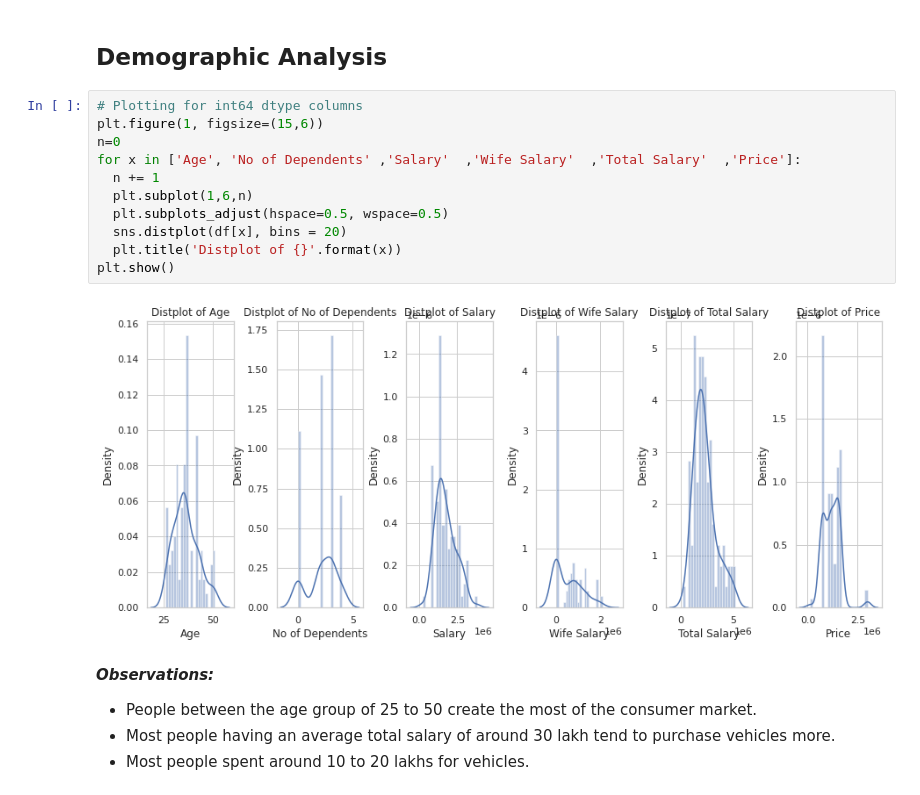
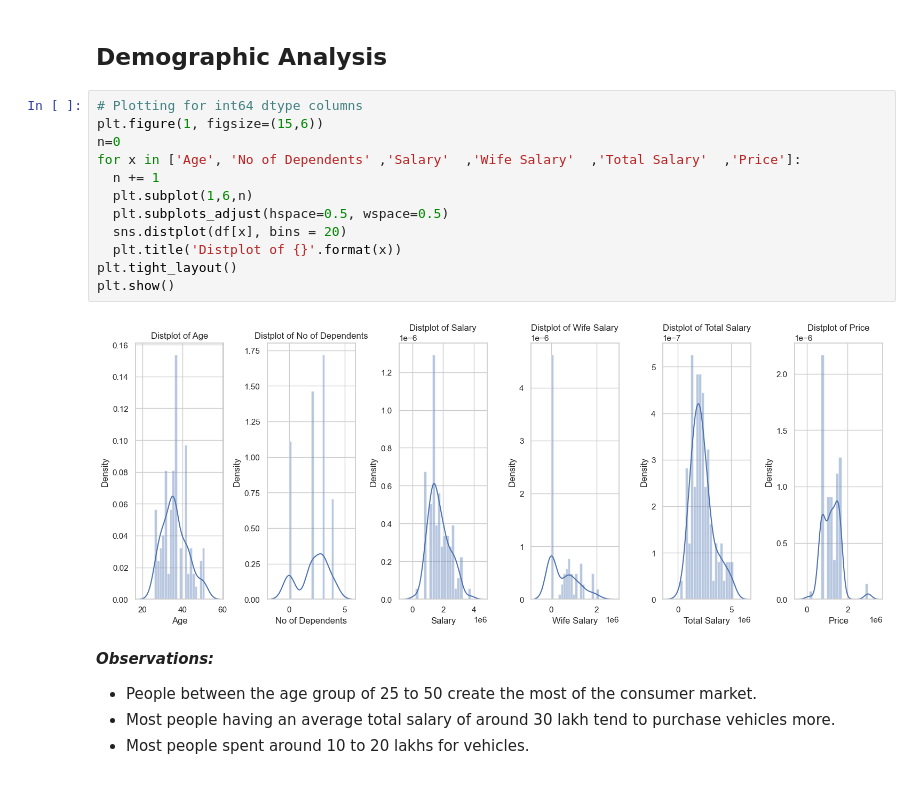
Before and after one commit to teamabhishek/Electric_Vehicles_Market_Segmentation, a Jupyter notebook: Market_Segmentation.ipynb, the cells around one changed output. Cells and saved outputs as stored; diff of their text form.

```diff
--- a/Market_Segmentation.ipynb
+++ b/Market_Segmentation.ipynb
@@ -324,16 +324,17 @@ plt.scatter(df['House Loan'],df['Price'])
 # %%
 # Plotting for int64 dtype columns
 plt.figure(1, figsize=(15,6))
 n=0
 for x in ['Age', 'No of Dependents' ,'Salary'  ,'Wife Salary'  ,'Total Salary'  ,'Price']:
   n += 1
   plt.subplot(1,6,n)
   plt.subplots_adjust(hspace=0.5, wspace=0.5)
   sns.distplot(df[x], bins = 20)
   plt.title('Distplot of {}'.format(x))
+plt.tight_layout()
 plt.show()
 # %% [output]
-[figure, old version]
+[figure, new version]
 # %% [markdown]
 ***Observations:***
 
```
Also changed, not shown: parts of 2 cells of this notebook, 1 other file.
